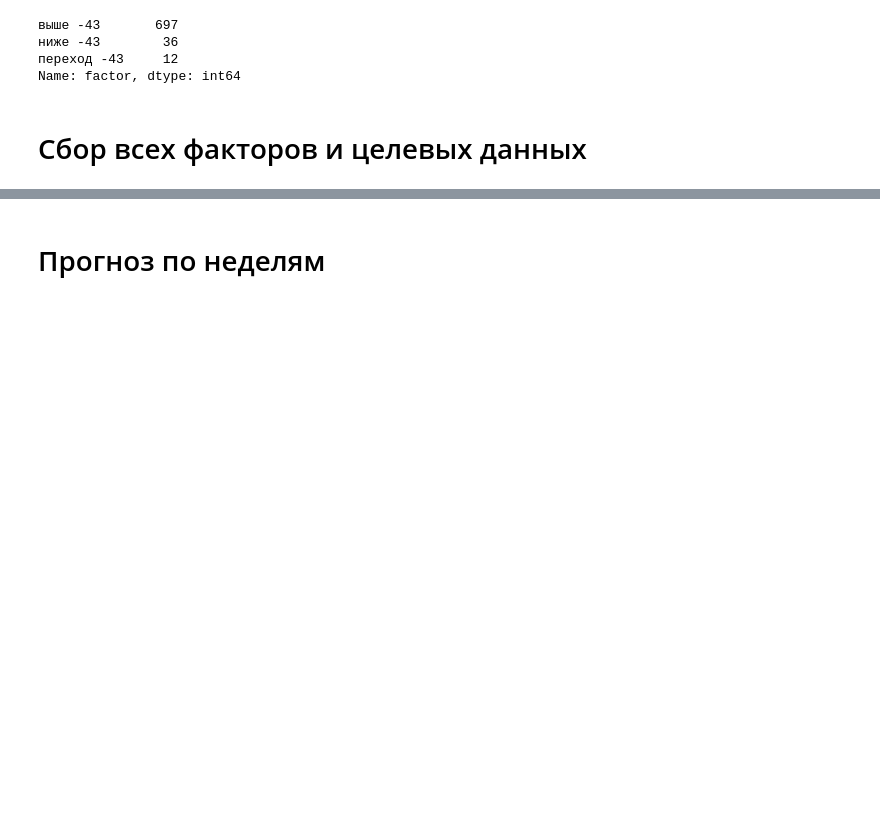
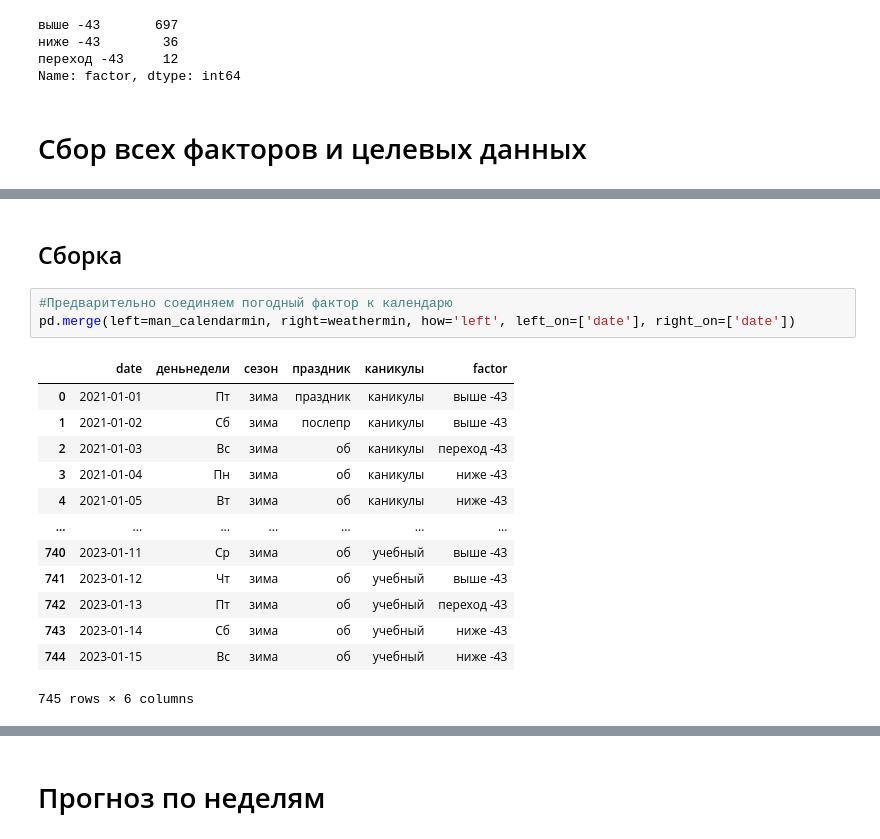
Before and after one commit to KeskilV/rb_daypp, a Jupyter notebook: ipynb/TZ_DPP.ipynb, the cells around one changed output, grey strips where cells are left out. Saved outputs shown, nothing was run; the diff lists cells and outputs as text; blank space fills up the shorter version.

```diff
--- a/ipynb/TZ_DPP.ipynb
+++ b/ipynb/TZ_DPP.ipynb
@@ -465,0 +386,19 @@ df.head()
+# %% [markdown]
+## Сборка
+# %%
+#Предварительно соединяем погодный фактор к календарю
+pd.merge(left=man_calendarmin, right=weathermin, how='left', left_on=['date'], right_on=['date'])
+# %% [output]
+|  | date | деньнедели | сезон | праздник | каникулы | factor |
+| 0 | 2021-01-01 | Пт | зима | праздник | каникулы | выше -43 |
+| 1 | 2021-01-02 | Сб | зима | послепр | каникулы | выше -43 |
+| 2 | 2021-01-03 | Вс | зима | об | каникулы | переход -43 |
+| 3 | 2021-01-04 | Пн | зима | об | каникулы | ниже -43 |
+| 4 | 2021-01-05 | Вт | зима | об | каникулы | ниже -43 |
+| ... | ... | ... | ... | ... | ... | ... |
+| 740 | 2023-01-11 | Ср | зима | об | учебный | выше -43 |
+| 741 | 2023-01-12 | Чт | зима | об | учебный | выше -43 |
+| 742 | 2023-01-13 | Пт | зима | об | учебный | переход -43 |
+| 743 | 2023-01-14 | Сб | зима | об | учебный | ниже -43 |
+| 744 | 2023-01-15 | Вс | зима | об | учебный | ниже -43 |
+745 rows × 6 columns
```
Also changed, not shown: parts of 53 cells of this notebook, 2 other files.
